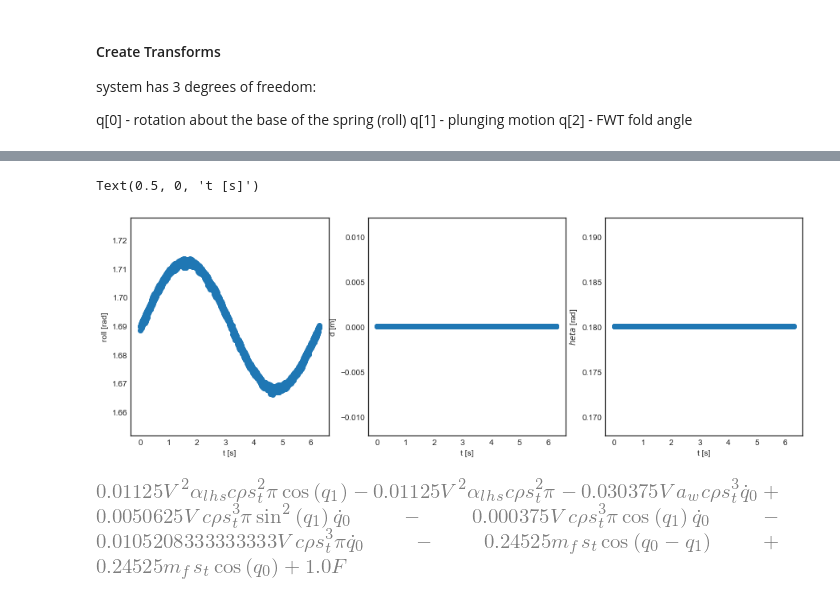
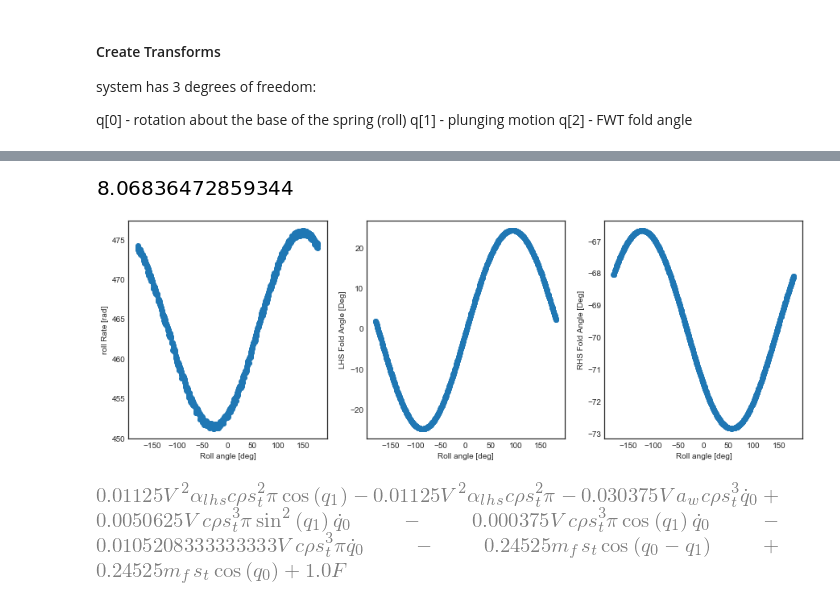
Before and after one commit to fh9g12/FwtModels, a Jupyter notebook: Workbooks/6_lets roll a rigid wing/1_ModelOfExperiemntalRig.ipynb, the cells around one changed output, grey strips where cells are left out. Saved outputs shown, nothing was run; the diff lists cells and outputs as text; code cells hidden in the pictures.

Commit message:
final changes to get models working

```diff
--- a/Workbooks/6_lets roll a rigid wing/1_ModelOfExperiemntalRig.ipynb
+++ b/Workbooks/6_lets roll a rigid wing/1_ModelOfExperiemntalRig.ipynb
@@ -113,3 +115,3 @@ getsource(wing_AeroForces.q_func) + 'hello'
 # %%
 # create instance of the model
-sm = mf.SymbolicModel.FromElementsAndForces(p,[bar_fwt_rhs,bar_fwt_lhs,bar_wing],ExtForces = CompositeForce)
+sm = mf.SymbolicModel.FromElementsAndForces(p,[rhs_lock,lhs_lock,bar_fwt_rhs,bar_fwt_lhs,bar_wing],ExtForces = CompositeForce)
@@ -165,0 +132,19 @@ def objectiveDeriv(t,y):
+# %%
+p.V.value = 17.5
+
+# need to set this to not zero!
+def Force(tup,x,t):
+    return np.zeros((int(len(x)/2),1))
+Forcing.q_func = Force
+
+# creaet objective function to minimise accel + velocity in the horizontal condition
+from scipy.optimize import minimize
+def ObjectiveFunc(alpha_0,t,tup):
+    yv = [0,0,0,0,0,0]
+    p.alpha_0.value = alpha_0[0]
+    res = sm.deriv(t,yv,p.GetNumericTuple(yv,0))
+    return sum((i**2 for i in res))
+
+res = minimize(ObjectiveFunc,[0],(0,tup))
+p.alpha_0.value = res.x[0]
+np.rad2deg(res.x)[0]
@@ -189,25 +287,26 @@ for i in range(int(len(yi)/2)):
 # %%
 fig, axes = plt.subplots(1,3,figsize=(15,5))
 
 # roll plot
-ind = yi[0]>np.pi*10
-
-axes[0].scatter(yi[0][ind]%(2*np.pi),yi[1][ind])
-axes[0].set_ylabel('roll [rad]')
-axes[0].set_xlabel('t [s]')
+ind = t>15
+ydat = np.rad2deg(((yi[0][ind]+np.pi)%(2*np.pi))-np.pi)
+axes[0].scatter(ydat,np.rad2deg(yi[1][ind]))
+axes[0].set_ylabel('roll Rate [rad]')
+axes[0].set_xlabel('Roll angle [deg]')
 
 # d plot
-axes[1].scatter(yi[0][ind]%(2*np.pi),yi[3][ind])
-axes[1].set_ylabel('d [m]')
-axes[1].set_xlabel('t [s]')
+axes[1].scatter(ydat,np.rad2deg(yi[3][ind]))
+axes[1].set_ylabel('LHS Fold Angle [Deg]')
+axes[1].set_xlabel('Roll angle [deg]')
 
 # theta plot
-axes[2].scatter((yi[0][ind])%(2*np.pi),yi[4][ind])
-axes[2].set_ylabel('$\theta$ [rad]')
-axes[2].set_xlabel('t [s]')
+axes[2].scatter(ydat,np.rad2deg(yi[4][ind]))
+axes[2].set_ylabel('RHS Fold Angle [Deg]')
+axes[2].set_xlabel('Roll angle [deg]')
+np.mean(yi[1])
 # %% [output]
-Text(0.5, 0, 't [s]')
-[figure, old version]
+[figure, new version]
+[figure, added]
 # %%
 F = sym.Symbol('F')
 roll_accel = (sm.M*p.qdd + sm.f + CompositeForce.Q() + sym.Matrix([F,0,0])).subs({p.q[2]:0,p.qd[1]:0,p.qd[2]:0,p.alpha_r:0})[0]
```
Also changed, not shown: parts of 21 cells of this notebook, 3 other files.
